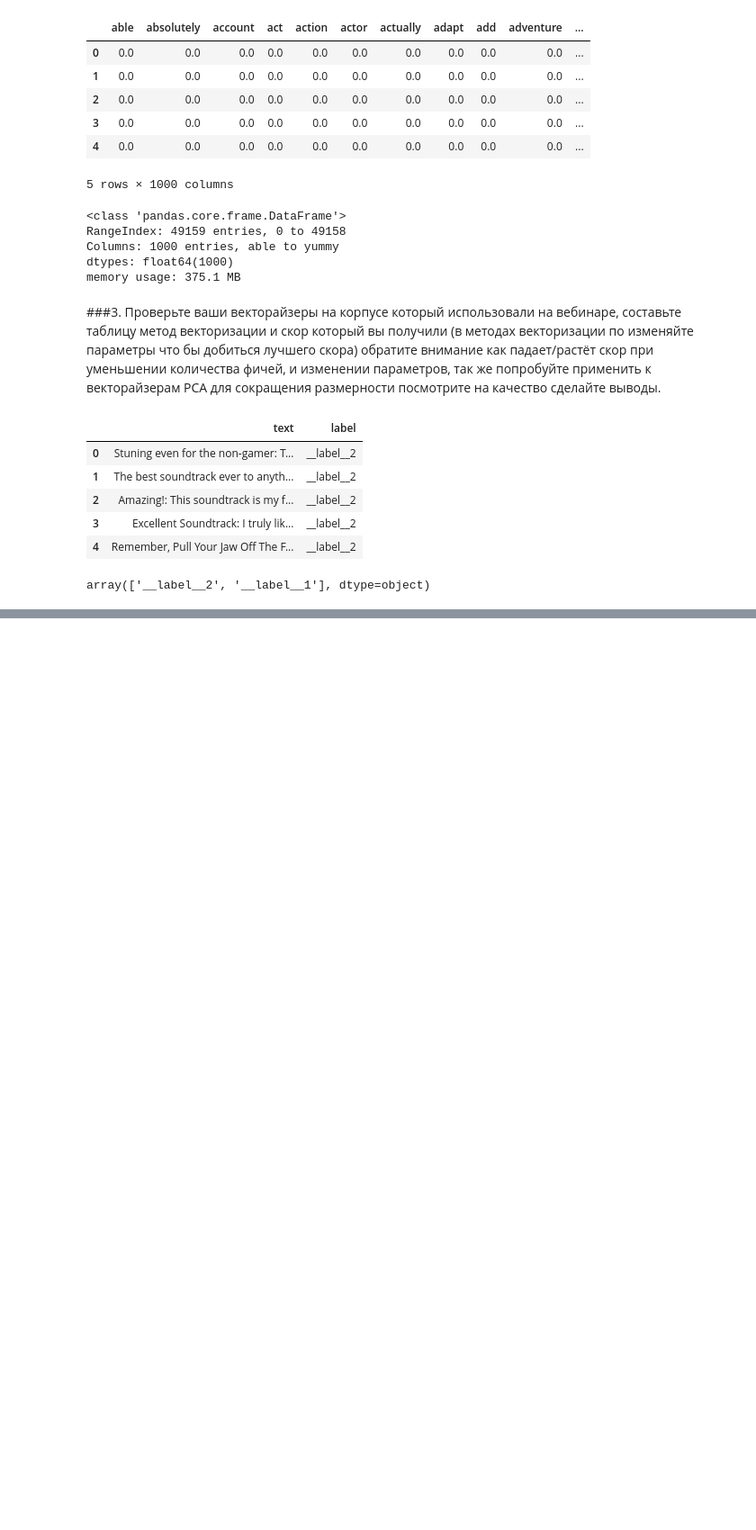
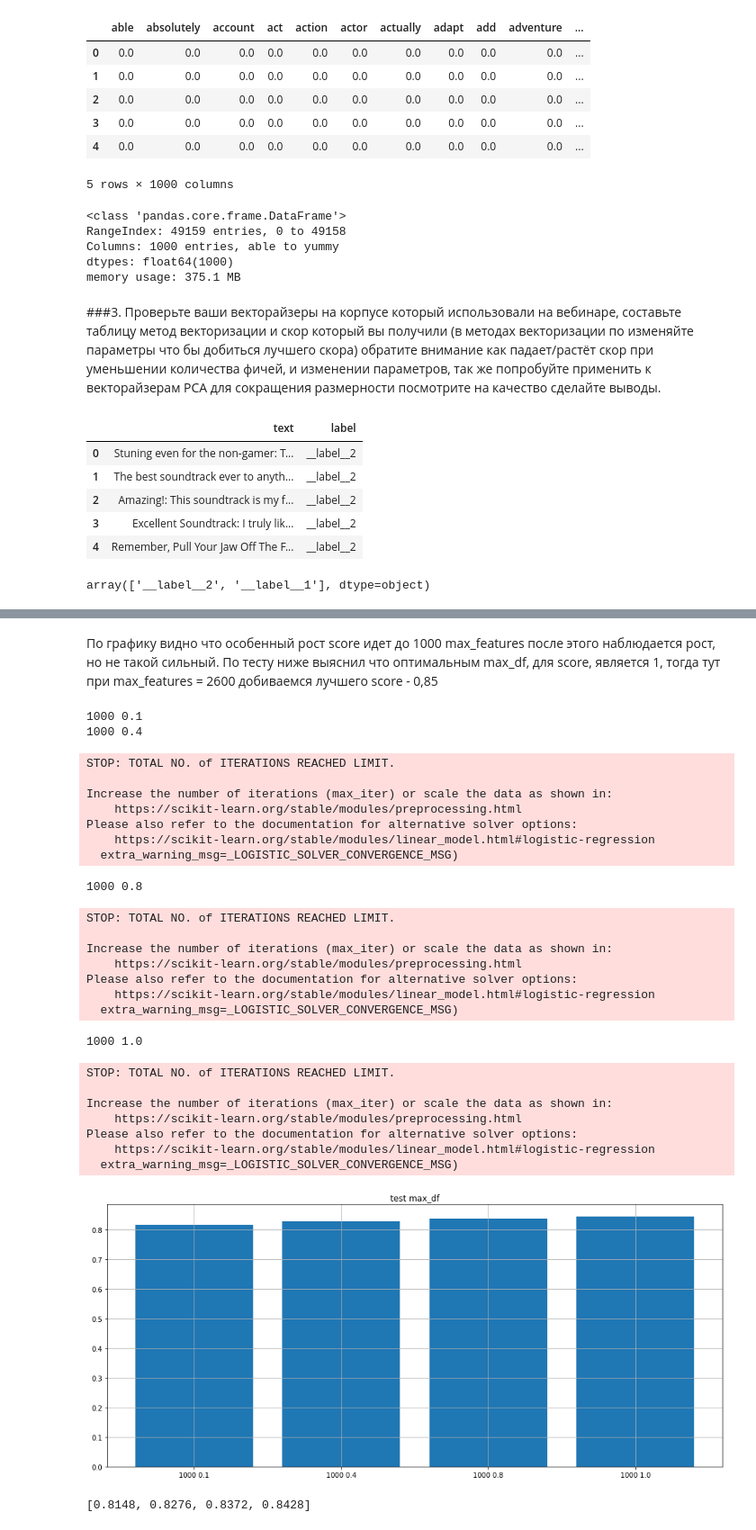
Before and after one commit to djo1006/Introduction-to-Natural-Language-Processing, a Jupyter notebook: hw_les_2/hw_les_2.ipynb, the cells around one changed output, grey strips where cells are left out. Shown at 90% size. Drawn from its saved outputs; the diff is of its cells as text; code cells hidden in the pictures; blank space fills up the shorter version.

```diff
--- a/hw_les_2/hw_les_2.ipynb
+++ b/hw_les_2/hw_les_2.ipynb
@@ -223,0 +310,35 @@ def test_params(params, title):
+# %% [markdown]
+По графику видно что особенный рост score идет до 1000 max_features после этого наблюдается рост, но не такой сильный. По тесту ниже выяснил что оптимальным max_df, для score, является 1, тогда тут при max_features = 2600 добиваемся лучшего score - 0,85
+# %%
+params_dict = {'param_max_features': [1000, 1000, 1000, 1000],
+               'param_max_df': [0.1, 0.4, 0.8, 1]}
+params = pd.DataFrame(data=params_dict)
+test_params(params, 'test max_df')
+# %% [output]
+1000 0.1
+1000 0.4
+STOP: TOTAL NO. of ITERATIONS REACHED LIMIT.
+
+Increase the number of iterations (max_iter) or scale the data as shown in:
+    https://scikit-learn.org/stable/modules/preprocessing.html
+Please also refer to the documentation for alternative solver options:
+    https://scikit-learn.org/stable/modules/linear_model.html#logistic-regression
+  extra_warning_msg=_LOGISTIC_SOLVER_CONVERGENCE_MSG)
+1000 0.8
+STOP: TOTAL NO. of ITERATIONS REACHED LIMIT.
+
+Increase the number of iterations (max_iter) or scale the data as shown in:
+    https://scikit-learn.org/stable/modules/preprocessing.html
+Please also refer to the documentation for alternative solver options:
+    https://scikit-learn.org/stable/modules/linear_model.html#logistic-regression
+  extra_warning_msg=_LOGISTIC_SOLVER_CONVERGENCE_MSG)
+1000 1.0
+STOP: TOTAL NO. of ITERATIONS REACHED LIMIT.
+
+Increase the number of iterations (max_iter) or scale the data as shown in:
+    https://scikit-learn.org/stable/modules/preprocessing.html
+Please also refer to the documentation for alternative solver options:
+    https://scikit-learn.org/stable/modules/linear_model.html#logistic-regression
+  extra_warning_msg=_LOGISTIC_SOLVER_CONVERGENCE_MSG)
+[figure, added]
+[0.8148, 0.8276, 0.8372, 0.8428]
```
Also changed, not shown: parts of 17 cells of this notebook.
